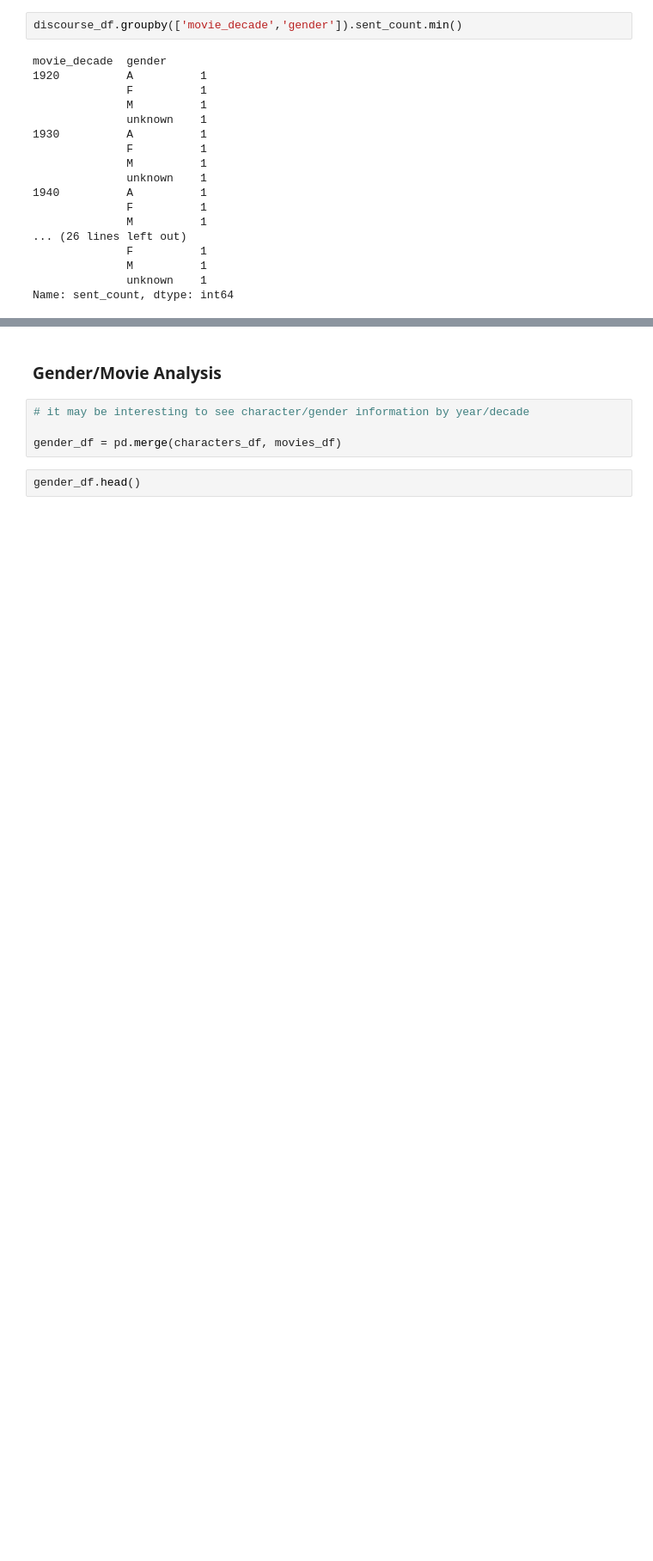
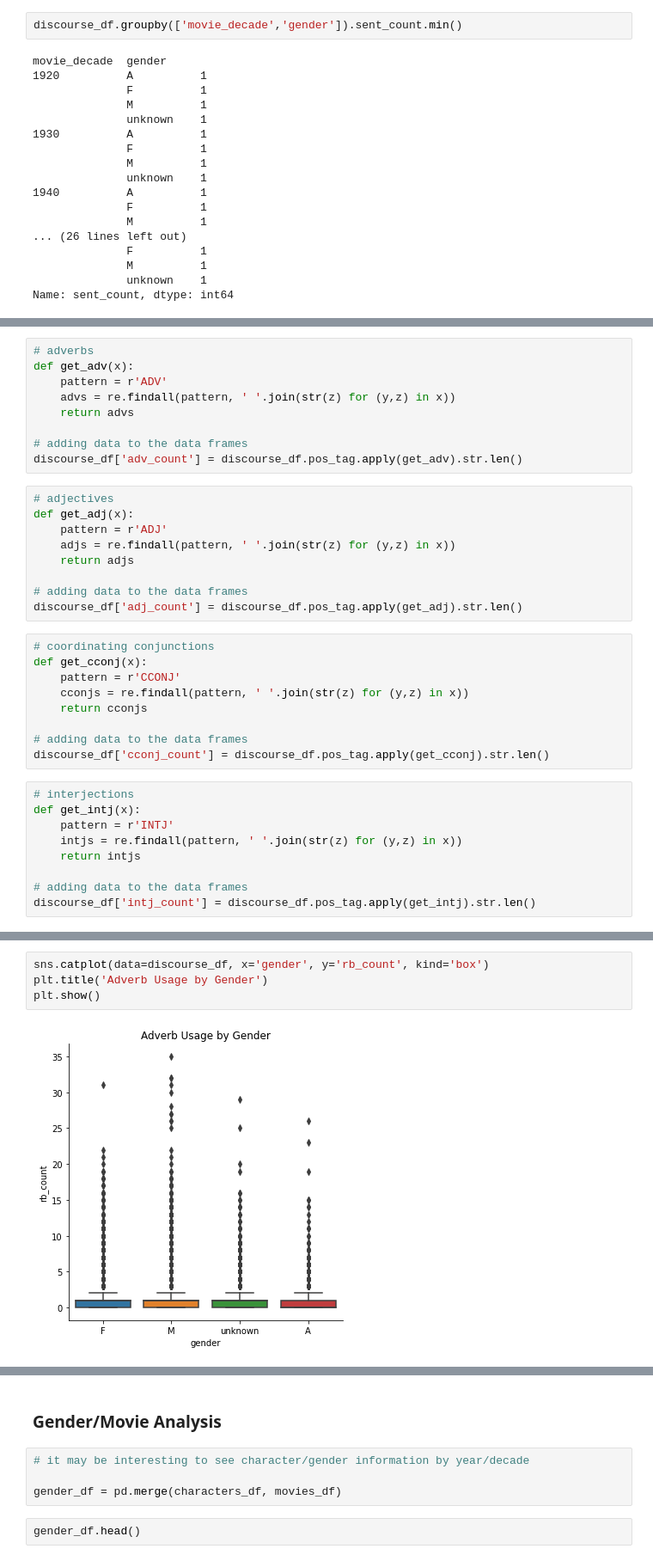
Before and after one commit to Data-Science-for-Linguists-2023/Movie-Gender-Dialogue-Analysis, a Jupyter notebook: Analysis_Notebook.ipynb, the cells around one changed output, grey strips where cells are left out. Shown at 86% size. Cells and saved outputs as stored; diff of their text form; blank space fills up the shorter version.

```diff
--- a/Analysis_Notebook.ipynb
+++ b/Analysis_Notebook.ipynb
@@ -368,0 +468,36 @@ The parts of speech I will look at are the following:
+# %%
+# adverbs
+def get_adv(x):
+    pattern = r'ADV'
+    advs = re.findall(pattern, ' '.join(str(z) for (y,z) in x))
+    return advs
+
+# adding data to the data frames
+discourse_df['adv_count'] = discourse_df.pos_tag.apply(get_adv).str.len()
+# %%
+# adjectives
+def get_adj(x):
+    pattern = r'ADJ'
+    adjs = re.findall(pattern, ' '.join(str(z) for (y,z) in x))
+    return adjs
+
+# adding data to the data frames
+discourse_df['adj_count'] = discourse_df.pos_tag.apply(get_adj).str.len()
+# %%
+# coordinating conjunctions
+def get_cconj(x):
+    pattern = r'CCONJ'
+    cconjs = re.findall(pattern, ' '.join(str(z) for (y,z) in x))
+    return cconjs
+
+# adding data to the data frames
+discourse_df['cconj_count'] = discourse_df.pos_tag.apply(get_cconj).str.len()
+# %%
+# interjections
+def get_intj(x):
+    pattern = r'INTJ'
+    intjs = re.findall(pattern, ' '.join(str(z) for (y,z) in x))
+    return intjs
+
+# adding data to the data frames
+discourse_df['intj_count'] = discourse_df.pos_tag.apply(get_intj).str.len()
@@ -368,0 +542,6 @@ The parts of speech I will look at are the following:
+# %%
+sns.catplot(data=discourse_df, x='gender', y='rb_count', kind='box')
+plt.title('Adverb Usage by Gender')
+plt.show()
+# %% [output]
+[figure, added]
```
Also changed, not shown: parts of 80 cells of this notebook.
